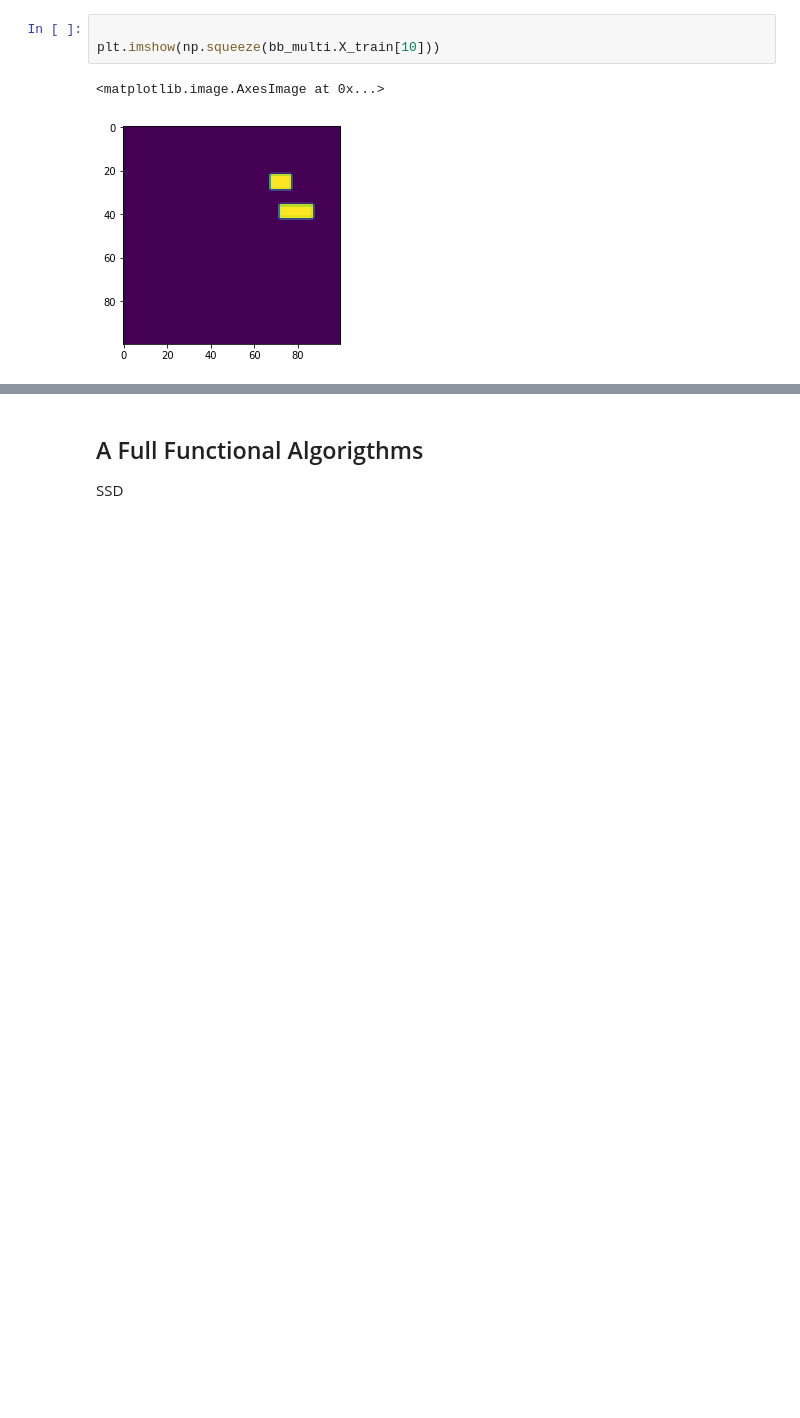
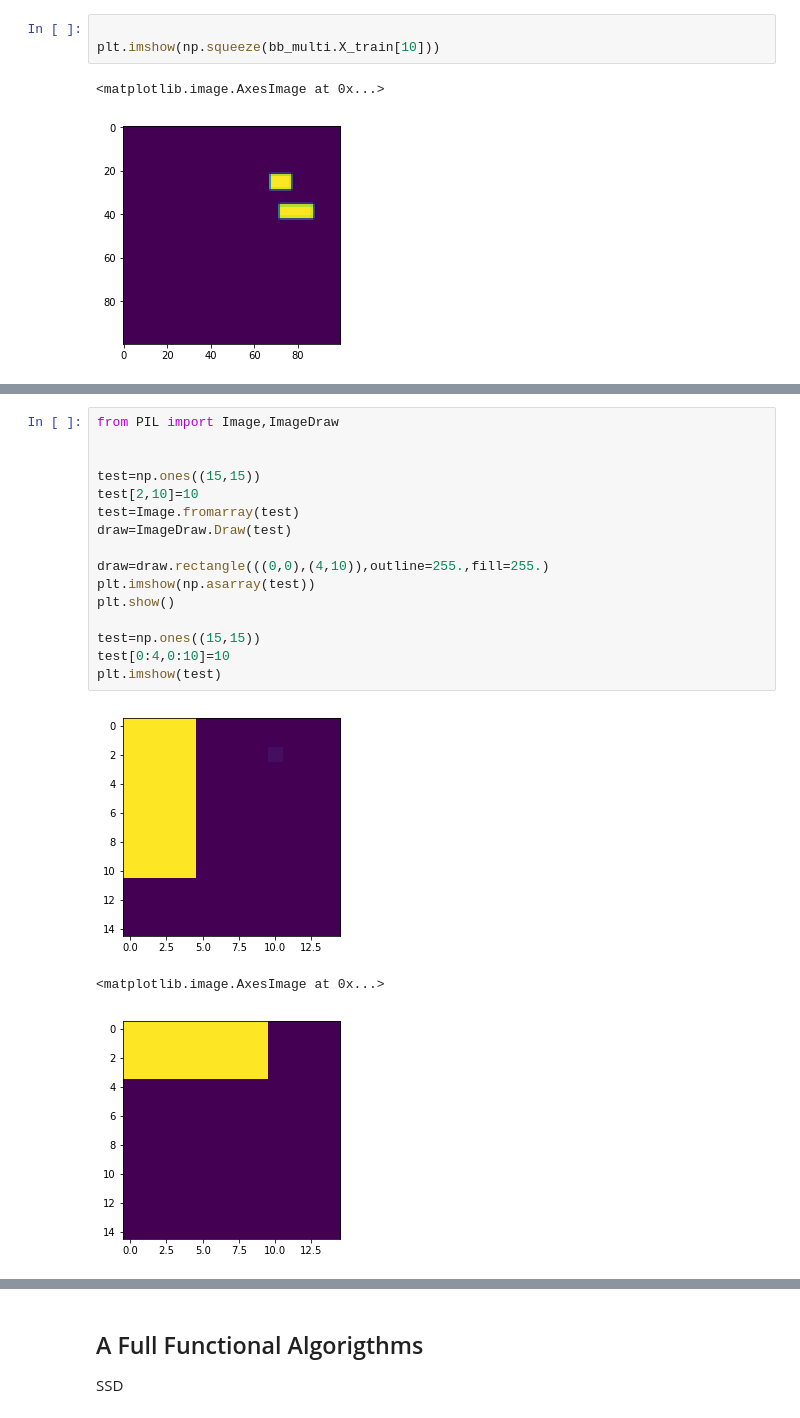
Before and after one commit to jsearcy1/racsml, a Jupyter notebook: notebooks/5-Malaria_and_SSD.ipynb, the cells around one changed output, grey strips where cells are left out. Drawn from its saved outputs; the diff is of its cells as text; blank space fills up the shorter version.

```diff
--- a/notebooks/5-Malaria_and_SSD.ipynb
+++ b/notebooks/5-Malaria_and_SSD.ipynb
@@ -262,2 +216,22 @@ Trainable params: 9,522,240
 Non-trainable params: 0
 __________________________________________________________________________________________________
+# %%
+from PIL import Image,ImageDraw
+
+
+test=np.ones((15,15))
+test[2,10]=10
+test=Image.fromarray(test)
+draw=ImageDraw.Draw(test)
+
+draw=draw.rectangle(((0,0),(4,10)),outline=255.,fill=255.)
+plt.imshow(np.asarray(test))
+plt.show()
+
+test=np.ones((15,15))
+test[0:4,0:10]=10
+plt.imshow(test)
+# %% [output]
+[figure, added]
+<matplotlib.image.AxesImage at 0x...>
+[figure, added]
```
Also changed, not shown: parts of 9 cells of this notebook.
